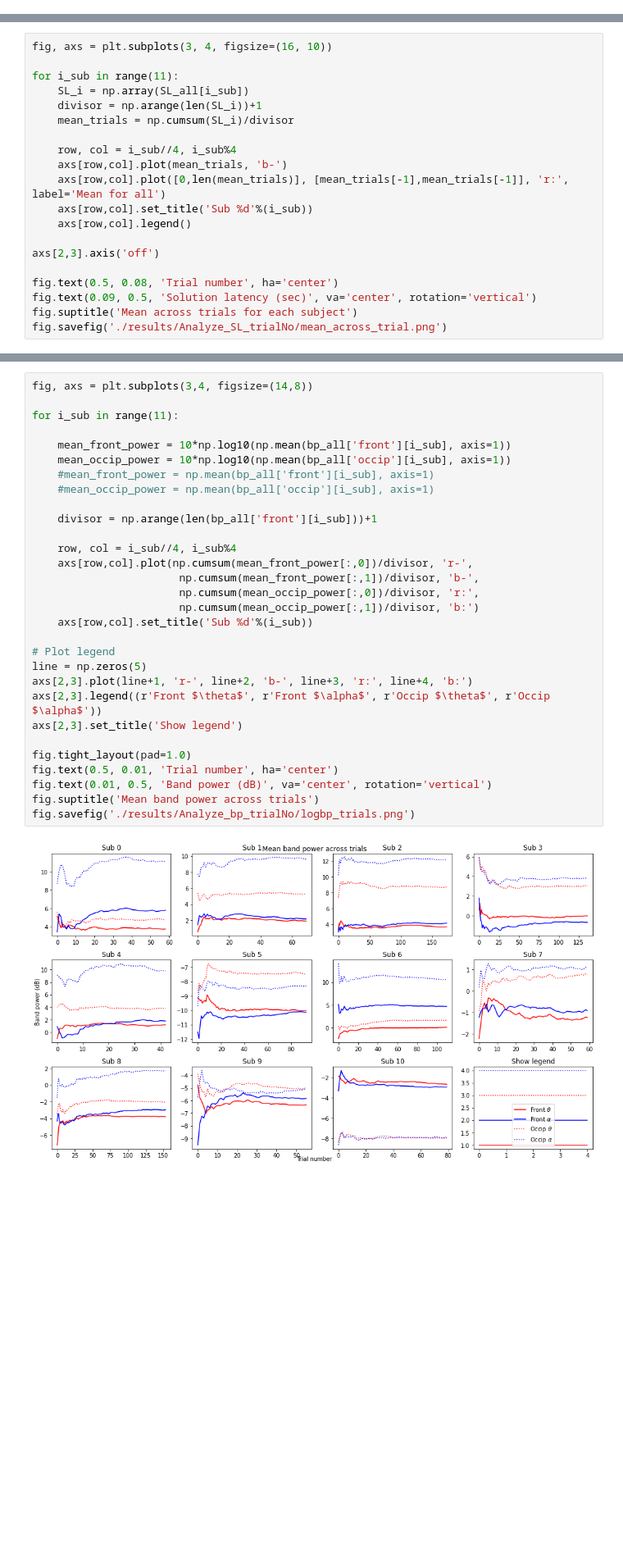
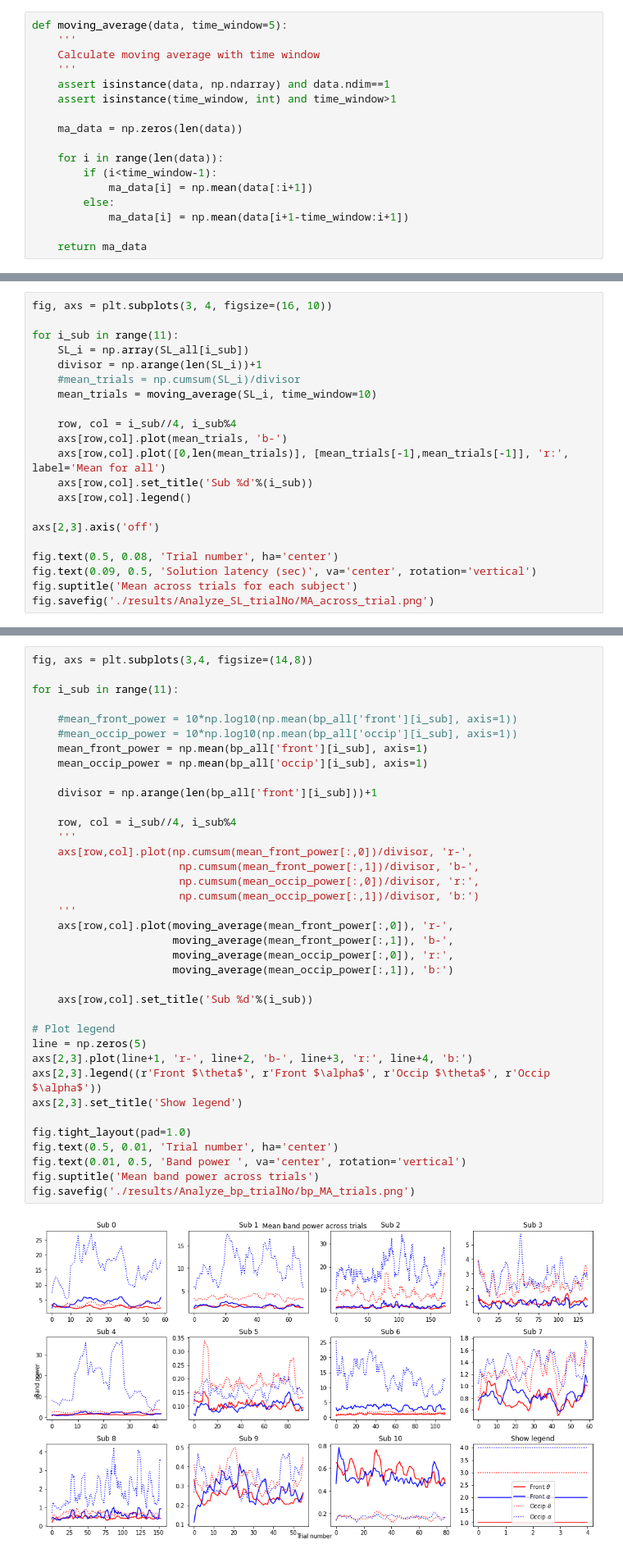
Before and after one commit to hundredball/Math24, a Jupyter notebook: Analyze_data.ipynb, the cells around one changed output, grey strips where cells are left out. Shown at 82% size. Cells and saved outputs as stored; diff of their text form; blank space fills up the shorter version.

```diff
--- a/Analyze_data.ipynb
+++ b/Analyze_data.ipynb
@@ -395,6 +395,23 @@ Result:
 
 
 </font>
+# %%
+def moving_average(data, time_window=5):
+    '''
+    Calculate moving average with time window
+    '''
+    assert isinstance(data, np.ndarray) and data.ndim==1
+    assert isinstance(time_window, int) and time_window>1
+
+    ma_data = np.zeros(len(data))
+
+    for i in range(len(data)):
+        if (i<time_window-1):
+            ma_data[i] = np.mean(data[:i+1])
+        else:
+            ma_data[i] = np.mean(data[i+1-time_window:i+1])
+
+    return ma_data
 # %%
 # Read solution latency sequentially
 
@@ -427,7 +444,8 @@ fig, axs = plt.subplots(3, 4, figsize=(16, 10))
 for i_sub in range(11):
     SL_i = np.array(SL_all[i_sub])
     divisor = np.arange(len(SL_i))+1
-    mean_trials = np.cumsum(SL_i)/divisor
+    #mean_trials = np.cumsum(SL_i)/divisor
+    mean_trials = moving_average(SL_i, time_window=10)
 
     row, col = i_sub//4, i_sub%4
     axs[row,col].plot(mean_trials, 'b-')
@@ -440,5 +458,5 @@ axs[2,3].axis('off')
 fig.text(0.5, 0.08, 'Trial number', ha='center')
 fig.text(0.09, 0.5, 'Solution latency (sec)', va='center', rotation='vertical')
 fig.suptitle('Mean across trials for each subject')
-fig.savefig('./results/Analyze_SL_trialNo/mean_across_trial.png')
+fig.savefig('./results/Analyze_SL_trialNo/MA_across_trial.png')
 # %% [output]
@@ -602,35 +620,42 @@ Calculating the bandpower of time-series data...
 # %%
 fig, axs = plt.subplots(3,4, figsize=(14,8))
 
 for i_sub in range(11):
 
-    mean_front_power = 10*np.log10(np.mean(bp_all['front'][i_sub], axis=1))
-    mean_occip_power = 10*np.log10(np.mean(bp_all['occip'][i_sub], axis=1))
-    #mean_front_power = np.mean(bp_all['front'][i_sub], axis=1)
-    #mean_occip_power = np.mean(bp_all['occip'][i_sub], axis=1)
+    #mean_front_power = 10*np.log10(np.mean(bp_all['front'][i_sub], axis=1))
+    #mean_occip_power = 10*np.log10(np.mean(bp_all['occip'][i_sub], axis=1))
+    mean_front_power = np.mean(bp_all['front'][i_sub], axis=1)
+    mean_occip_power = np.mean(bp_all['occip'][i_sub], axis=1)
 
     divisor = np.arange(len(bp_all['front'][i_sub]))+1
 
     row, col = i_sub//4, i_sub%4
+    '''
     axs[row,col].plot(np.cumsum(mean_front_power[:,0])/divisor, 'r-',
                        np.cumsum(mean_front_power[:,1])/divisor, 'b-',
                        np.cumsum(mean_occip_power[:,0])/divisor, 'r:',
                        np.cumsum(mean_occip_power[:,1])/divisor, 'b:')
+    '''
+    axs[row,col].plot(moving_average(mean_front_power[:,0]), 'r-',
+                      moving_average(mean_front_power[:,1]), 'b-',
+                      moving_average(mean_occip_power[:,0]), 'r:',
+                      moving_average(mean_occip_power[:,1]), 'b:')
+
     axs[row,col].set_title('Sub %d'%(i_sub))
 
 # Plot legend
 line = np.zeros(5)
 axs[2,3].plot(line+1, 'r-', line+2, 'b-', line+3, 'r:', line+4, 'b:')
 axs[2,3].legend((r'Front $\theta$', r'Front $\alpha$', r'Occip $\theta$', r'Occip $\alpha$'))
 axs[2,3].set_title('Show legend')
 
 fig.tight_layout(pad=1.0)
 fig.text(0.5, 0.01, 'Trial number', ha='center')
-fig.text(0.01, 0.5, 'Band power (dB)', va='center', rotation='vertical')
+fig.text(0.01, 0.5, 'Band power ', va='center', rotation='vertical')
 fig.suptitle('Mean band power across trials')
-fig.savefig('./results/Analyze_bp_trialNo/logbp_trials.png')
+fig.savefig('./results/Analyze_bp_trialNo/bp_MA_trials.png')
 # %% [output]
-[figure, old version]
+[figure, new version]
 # %%
 fig1, axs1 = plt.subplots(3,4, figsize=(14,8))
 fig2, axs2 = plt.subplots(3,4, figsize=(14,8))
```
Also changed, not shown: parts of 13 cells of this notebook, 1 other file.
